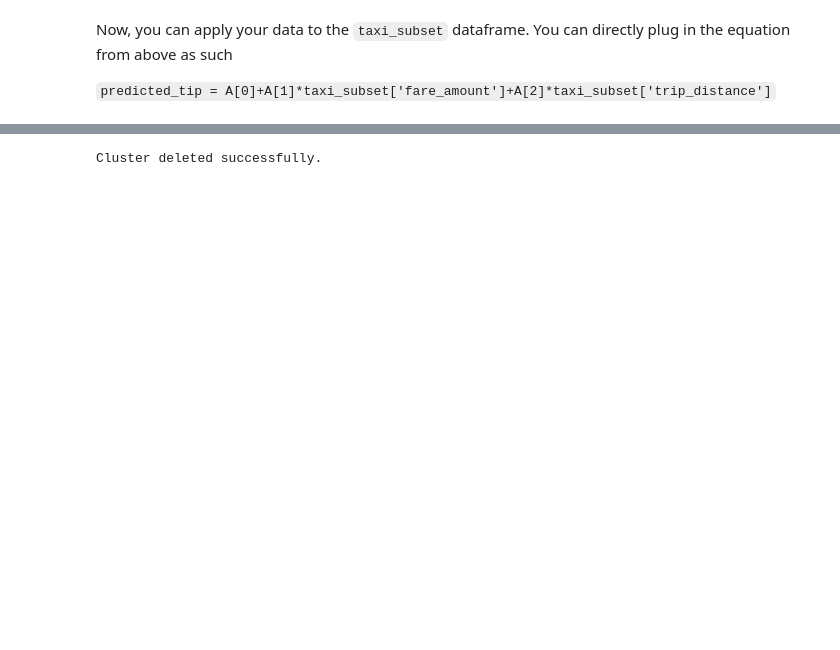
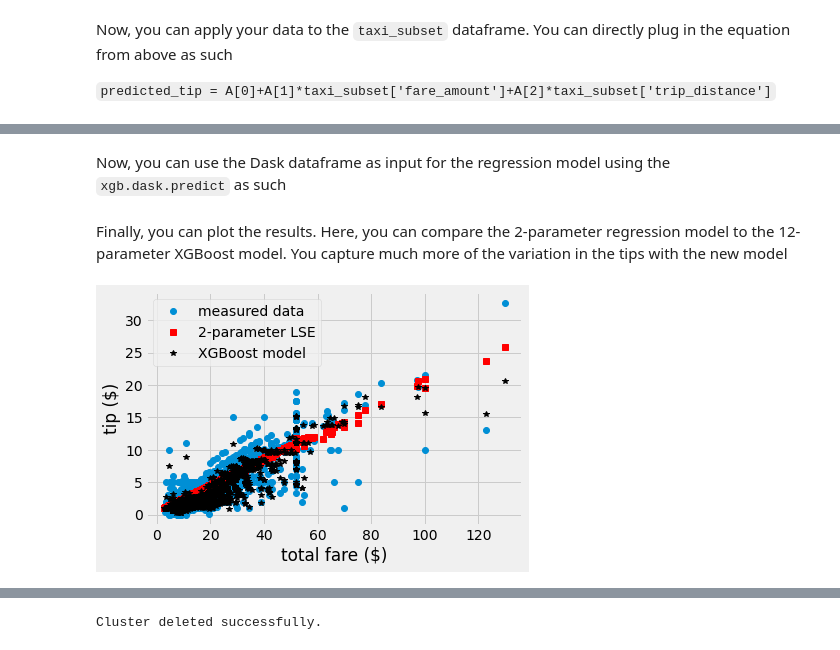
Before and after one commit to cooperrc/nyc-taxi-coiled, a Jupyter notebook: 02_predict-taxi.ipynb, the cells around one changed output, grey strips where cells are left out. Cells and saved outputs as stored; diff of their text form; code cells hidden in the pictures; blank space fills up the shorter version.

```diff
--- a/02_predict-taxi.ipynb
+++ b/02_predict-taxi.ipynb
@@ -237,10 +285,11 @@ dtrain
 output = xgb.dask.train(
     client=client,
     params={
-        'objective': 'binary:logistic',
-        'max_depth': 8
+        'objective': 'reg:squarederror',
+        'max_depth': 10,
+        'enable_categorical': True
     },
     dtrain=dtrain,
-    num_boost_round=10,
-    evals=[(dtrain, 'train')]
+    num_boost_round=10
+#     evals=[(dtrain, 'train')]
 )
@@ -249,8 +295,0 @@ ModuleNotFoundError: No module named 'xgboost'
-# %%
-output = xgb.dask.train(client,
-                        {'verbosity': 2,
-                         'tree_method': 'hist',
-                         'objective': 'reg:squarederror'
-                         },
-                        dtrain,
-                        num_boost_round=4, evals=[(dtrain, 'train')])
@@ -265,0 +303,34 @@ TypeError: 'numpy.float64' object does not support item assignment
+# %%
+from dask import dataframe as dd
+X_subset = dd.from_pandas(taxi_subset[['passenger_count',
+                            'trip_distance',
+                            'RatecodeID',
+                            'PULocationID',
+                            'DOLocationID',
+                            'payment_type',
+                            'fare_amount',
+                            'extra',
+                            'tolls_amount',
+                            'total_amount']], npartitions = 1)
+y_subset = dd.from_pandas(taxi_subset['tip_amount'], npartitions = 1)
+dsubset = xgb.dask.DaskDMatrix(client, X_subset, y_subset)
+# %% [markdown]
+Now, you can use the Dask dataframe as input for the regression model using the `xgb.dask.predict` as such
+# %%
+y_subset_predict = xgb.dask.predict(client, output['booster'], dsubset)
+# %% [markdown]
+Finally, you can plot the results. Here, you can compare the 2-parameter regression model to the 12-parameter XGBoost model. You capture much more of the variation in the tips with the new model
+# %%
+plt.plot(X_subset['fare_amount'].compute(), y_subset.compute(),
+         'o',
+        label = 'measured data')
+plt.plot(taxi_subset['fare_amount'],
+         A[0]+A[1]*taxi_subset['fare_amount']+A[2]*taxi_subset['trip_distance'],
+         'rs', label = '2-parameter LSE')
+plt.plot(X_subset['fare_amount'].compute(), y_subset_predict.compute(),
+         'k*', label = 'XGBoost model')
+plt.legend()
+plt.xlabel('total fare ($)')
+plt.ylabel('tip ($)');
+# %% [output]
+[figure, added]
```
Also changed, not shown: parts of 37 cells of this notebook, 3 other files.
